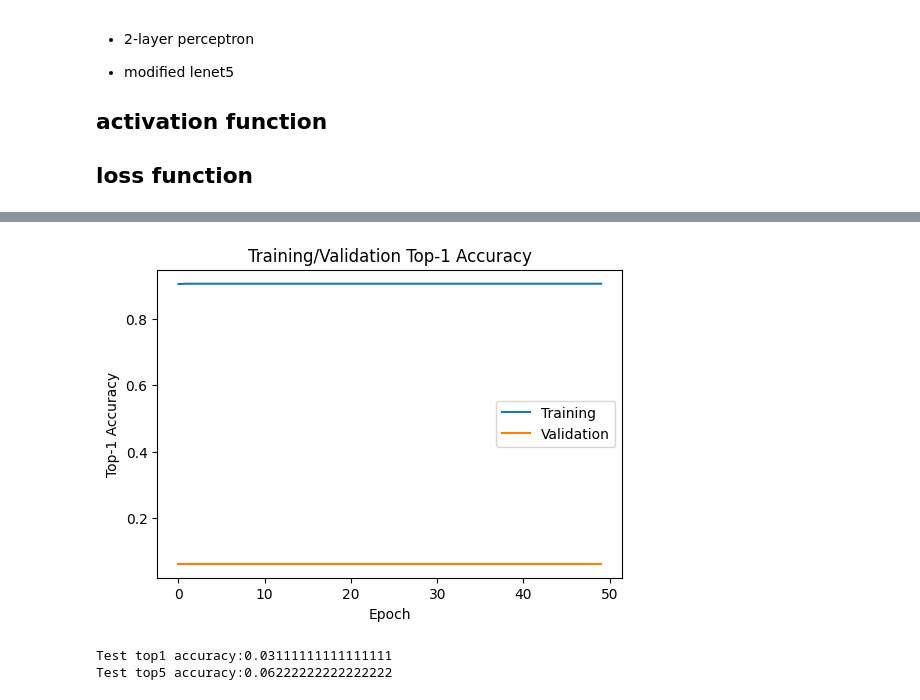
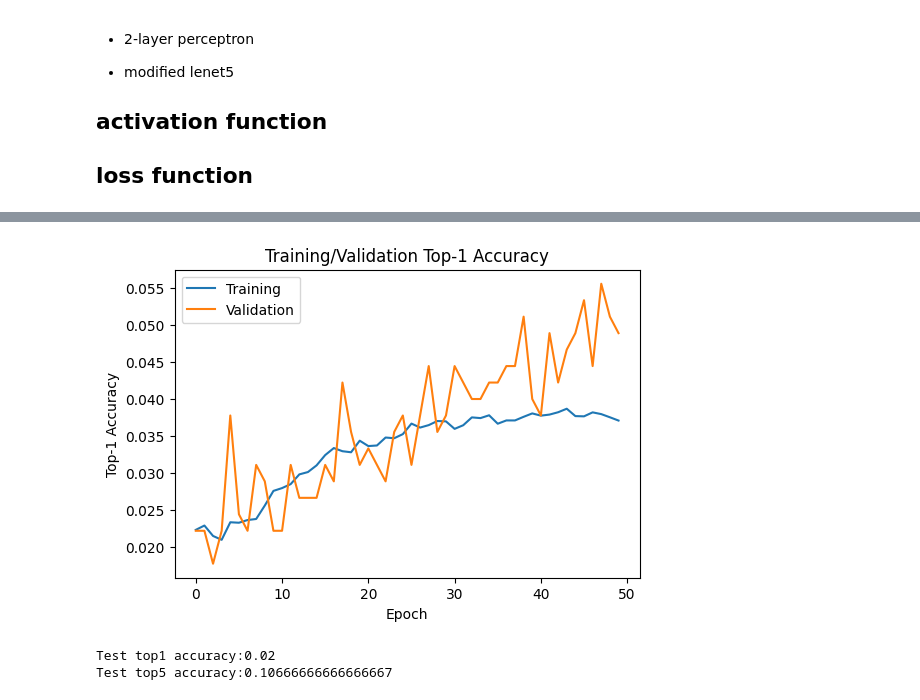
Before and after one commit to chyeh1126/DeepLearning-2023, a Jupyter notebook: HW2/HW2_2layerperceptron.ipynb, the cells around one changed output, grey strips where cells are left out. Drawn from its saved outputs; the diff is of its cells as text; code cells hidden in the pictures.

```diff
--- a/HW2/HW2_2layerperceptron.ipynb
+++ b/HW2/HW2_2layerperceptron.ipynb
@@ -51,5 +33,0 @@ def get_feat(img_list):
-# %%
-%%time
-train_feat = get_feat(train_img_name_list)
-val_feat = get_feat(val_img_name_list)
-test_feat = get_feat(test_img_name_list)
@@ -132,15 +106,15 @@ class crossentropy(): # softmax->neg log likelihood
         return loss
 
     def negloglike(self,pred,gt):
-        gt_onehot = self.onehot(gt)
-        loss_matrix = np.sum(gt_onehot * np.log(pred),axis=1)
+        # gt_onehot = self.onehot(gt)
+        loss_matrix = np.sum(gt * np.log(pred),axis=1)
         loss_sum = round(-sum(loss_matrix),5)
         return loss_sum/len(pred)
 
-    def onehot(self,label_list):
-        onehot = np.zeros((label_list.size,label_list.max()+1))
-        onehot[np.arange(label_list.size),label_list] = 1
-        return onehot
+    # def onehot(self,label_list):
+    #     onehot = np.zeros((label_list.size,label_list.max()+1))
+    #     onehot[np.arange(label_list.size),label_list] = 1
+    #     return onehot
 # %%
 class linear():
     def __init__(self, in_dim, out_dim):
@@ -225,22 +199,24 @@ def train(train_x,train_y,val_x,val_y,batch_size,epochs):
         total_train_step = 0
         total_train_loss, total_train_acc, total_train_acc_top5 = 0,0,0
         random.shuffle(train_index)
+        train_x = train_x[train_index]
+        train_y = train_y[train_index]
         # random.shuffle(val_index)
         train_num_batch = len(train_index)//batch_size
         val_num_batch = len(val_index)//batch_size
         for i in range(train_num_batch):
-            batch_img = train_x[train_num_batch*batch_size : (train_num_batch+1)*batch_size]
-            batch_label = train_y[train_num_batch*batch_size : (train_num_batch+1)*batch_size]
+            batch_img = train_x[i*batch_size : (i+1)*batch_size]
+            batch_label = train_y[i*batch_size : (i+1)*batch_size,]
             output = model.forward(batch_img)
             # evaluate performance
             loss = loss_fn.forward(output,batch_label)
             total_train_loss += loss
-            acc = (output.argmax(1) == batch_label).sum()
+            acc = (output.argmax(1) == batch_label.argmax(1)).sum()
             total_train_acc += acc
-            acc_top5 = len([i for i in range(len(batch_label)) if batch_label[i] in np.argsort(-output,axis=1)[i,:5]])
+            label = batch_label.argmax(1)
+            acc_top5 = len([j for j in range(len(label)) if label[j] in np.argsort(-output,axis=1)[j,:5]])
             total_train_acc_top5 += acc_top5
-            batch_label_onehot = onehot(batch_label)
-            model.backward(output,batch_label_onehot,learning_rate=0.001)
+            model.backward(output,batch_label,learning_rate=0.001)
 
             total_train_step += 1
             if (total_train_step+1)%1000 == 0:
@@ -255,14 +231,15 @@ def train(train_x,train_y,val_x,val_y,batch_size,epochs):
         total_val_acc = 0
         total_val_acc_top5 = 0
         for i in range(val_num_batch):
-            val_batch_img = val_x[val_num_batch*batch_size : (val_num_batch+1)*batch_size]
-            val_batch_label = val_y[val_num_batch*batch_size : (val_num_batch+1)*batch_size]
+            val_batch_img = val_x[i*batch_size : (i+1)*batch_size]
+            val_batch_label = val_y[i*batch_size : (i+1)*batch_size]
             output = model.forward(val_batch_img)
             loss = loss_fn.forward(output,val_batch_label)
             total_val_loss += loss
-            acc = (output.argmax(1) == val_batch_label).sum()
+            acc = (output.argmax(1) == val_batch_label.argmax(1)).sum()
             total_val_acc += acc
-            acc_top5 = len([i for i in range(len(val_batch_label)) if val_batch_label[i] in np.argsort(-output,axis=1)[i,:5]])
+            label = val_batch_label.argmax(1)
+            acc_top5 = len([j for j in range(len(label)) if label[j] in np.argsort(-output,axis=1)[j,:5]])
             total_val_acc_top5 += acc_top5
         val_acc.append(total_val_acc/len(val_y))
         val_acc_top5.append(total_val_acc_top5/len(val_y))
@@ -323,14 +300,14 @@ plt.show()
 # %%
 plt.figure(figsize=(6,4))
-plt.plot(training_result[1],label="Training")
-plt.plot(training_result[4],label="Validation")
+plt.plot(training_result[0],label="Training")
+plt.plot(training_result[3],label="Validation")
 plt.xlabel("Epoch")
 plt.ylabel("Top-1 Accuracy")
 plt.title("Training/Validation Top-1 Accuracy")
 plt.legend()
 plt.show()
 # %% [output]
-[figure, old version]
+[figure, new version]
 # %%
 model = twolayerpercep(in_dim=64,hidden_dim=64,out_dim=50)
 total_test_acc = 0
@@ -339,16 +316,17 @@ test_index = np.arange(len(test_label))
 test_num_batch = len(test_index)//32
 
 for data in range(test_num_batch):
-    test_batch_img = test_feat[test_num_batch*32 : (test_num_batch+1)*32]
-    test_batch_label = test_label[test_num_batch*32 : (test_num_batch+1)*32]
+    test_batch_img = test_feat[data*32 : (data+1)*32]
+    test_batch_label = test_label[data*32 : (data+1)*32]
 
     output = model.forward(test_batch_img)
-    test_correct = (output.argmax(1) == test_batch_label).sum()
+    test_correct = (output.argmax(1) == test_batch_label.argmax(1)).sum()
     total_test_acc += test_correct
-    acc_top5 = len([i for i in range(len(test_batch_label)) if test_batch_label[i] in np.argsort(-output,axis=1)[i,:5]])
+    label = test_batch_label.argmax(1)
+    acc_top5 = len([i for i in range(len(label)) if label[i] in np.argsort(-output,axis=1)[i,:5]])
     total_test_acc_top5 += acc_top5
 print("Test top1 accuracy:{}".format(total_test_acc/len(test_index)))
 print("Test top5 accuracy:{}".format(total_test_acc_top5/len(test_index)))
 # %% [output]
-Test top1 accuracy:0.03111111111111111
-Test top5 accuracy:0.06222222222222222
+Test top1 accuracy:0.02
+Test top5 accuracy:0.10666666666666667
```
Also changed, not shown: parts of 9 cells of this notebook.
